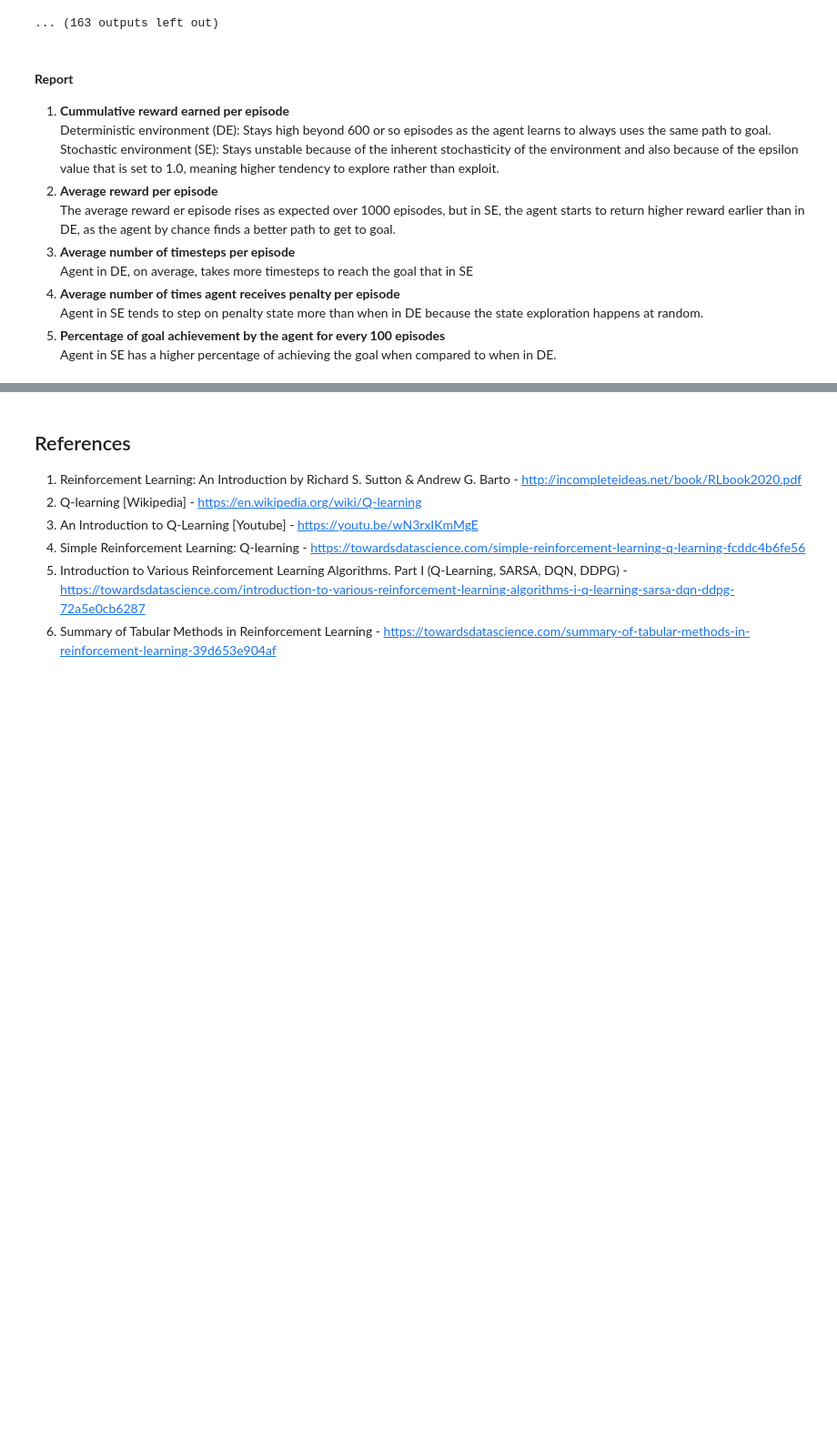
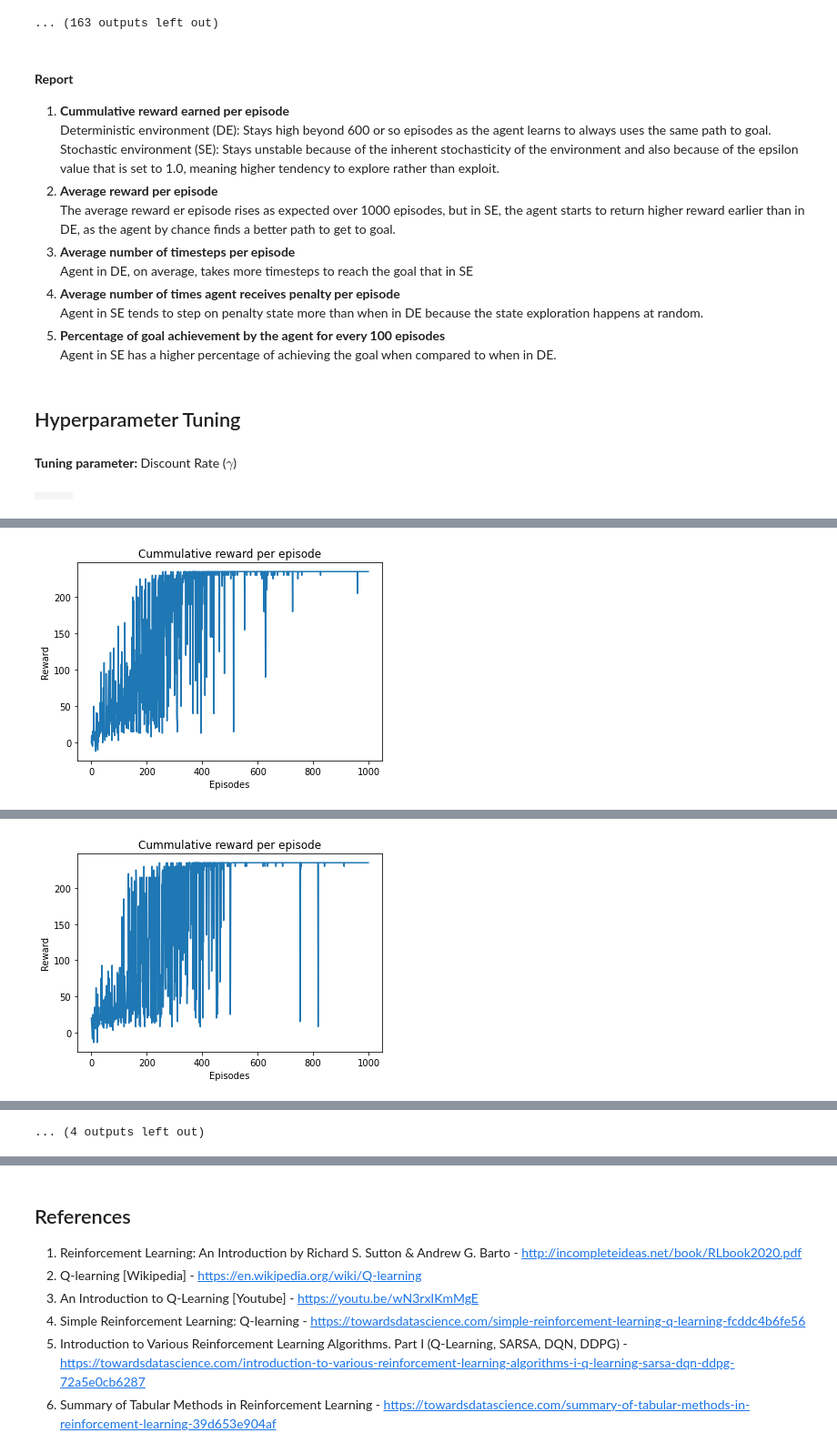
Before and after one commit to sivashanmugamo/Reinforcement-Learning, a Jupyter notebook: Assignment 1/main.ipynb, the cells around one changed output, grey strips where cells are left out. Shown at 91% size. Saved outputs shown, nothing was run; the diff lists cells and outputs as text; code cells hidden in the pictures; blank space fills up the shorter version.

Commit message:
Added hyper-parameter tuning
Hyper-parameter tuning and some minor tweaks

```diff
--- a/Assignment 1/main.ipynb
+++ b/Assignment 1/main.ipynb
@@ -629,7 +629,7 @@ for each_episode in range(episodes):
   Q_det_episode_timestep.append(timestep_per_episode)
   Q_det_epsilon_decay.append(Q_agent.epsilon)
   Q_det_episode_reward.append(reward_per_episode)
-  Q_det_reward_mean.append(np.mean(np.array(Q_det_episode_reward)))
+  Q_det_reward_mean.append(reward_per_episode/episodes)
 
   if done == True and environment.timestep < MAX_TIMESTEPS:
     # Agent has reached the goal
@@ -689,7 +689,7 @@ for each_episode in range(episodes):
   Q_sto_episode_timestep.append(timestep_per_episode)
   Q_sto_epsilon_decay.append(Q_agent.epsilon)
   Q_sto_episode_reward.append(reward_per_episode)
-  Q_sto_reward_mean.append(np.mean(np.array(Q_sto_episode_reward)))
+  Q_sto_reward_mean.append(reward_per_episode/episodes)
 
   if done == True and environment.timestep < MAX_TIMESTEPS:
     # Agent has reached the goal
@@ -750,7 +750,7 @@ for each_episode in range(episodes):
   SARSA_det_episode_timestep.append(timestep_per_episode)
   SARSA_det_epsilon_decay.append(SARSA_agent.epsilon)
   SARSA_det_episode_reward.append(reward_per_episode)
-  SARSA_det_reward_mean.append(np.mean(np.array(SARSA_det_episode_reward)))
+  SARSA_det_reward_mean.append(reward_per_episode/episodes)
 
   if done == True and environment.timestep < MAX_TIMESTEPS:
     # Agent has reached the goal
@@ -808,7 +808,7 @@ for each_episode in range(episodes):
   SARSA_sto_episode_timestep.append(timestep_per_episode)
   SARSA_sto_epsilon_decay.append(SARSA_agent.epsilon)
   SARSA_sto_episode_reward.append(reward_per_episode)
-  SARSA_sto_reward_mean.append(np.mean(np.array(SARSA_sto_episode_reward)))
+  SARSA_sto_reward_mean.append(reward_per_episode/episodes)
 
   if done == True and environment.timestep < MAX_TIMESTEPS:
     # Agent has reached the goal
@@ -1045,3 +1045,42 @@ Agent in DE, on average, takes more timesteps to reach the goal that in SE
 Agent in SE tends to step on penalty state more than when in DE because the state exploration happens at random.
 5. **Percentage of goal achievement by the agent for every 100 episodes** \
 Agent in SE has a higher percentage of achieving the goal when compared to when in DE.
+# %% [markdown]
+## Hyperparameter Tuning
+# %% [markdown]
+**Tuning parameter:** Discount Rate ($\gamma$)
+# %%
+discounts= [0.9, 0.66, 0.33]
+environment= DeterministicEnvironment()
+
+grid= widgets.Grid(1, len(discounts))
+
+index= 0
+
+for each_discount in discounts:
+  Q_agent= QLearningAgent(env= environment, discount_rate= each_discount)
+
+  reward_list= list()
+  for each_episode in range(1000):
+    state= environment.reset()
+    done= False
+    reward_per_episode= 0
+
+    while not done:
+      action= Q_agent.step(state= state)
+      next_state, reward, done, info= environment.step(action= action)
+      Q_agent.train(experience= (state, action, next_state, reward, done))
+      state= next_state
+
+      reward_per_episode += reward
+
+    reward_list.append(reward_per_episode)
+
+  with grid.output_to(0, index):
+    plt.title('Cummulative reward per episode')
+    plt.plot(reward_list)
+    plt.xlabel('Episodes')
+    plt.ylabel('Reward')
+  index += 1
+# %% [output]
+|  |  |  |
@@ -1047,0 +1090 @@ Agent in SE has a higher percentage of achieving the goal when compared to when
+[figure, added]
@@ -1047,0 +1095 @@ Agent in SE has a higher percentage of achieving the goal when compared to when
+[figure, added]
@@ -1047,0 +1098 @@ Agent in SE has a higher percentage of achieving the goal when compared to when
+... (4 outputs left out)
```
Also changed, not shown: parts of 10 cells of this notebook.
